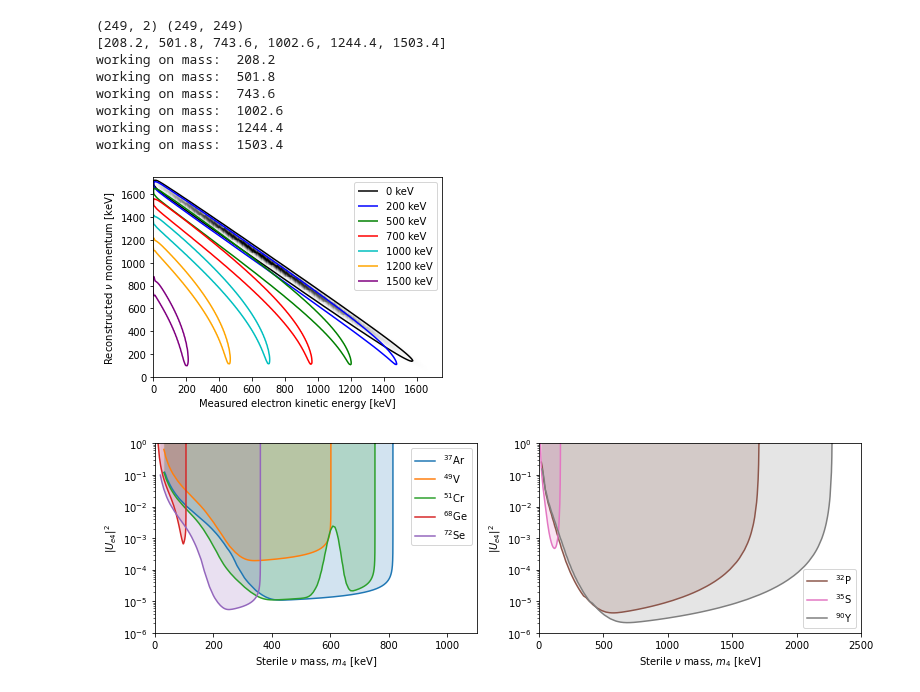
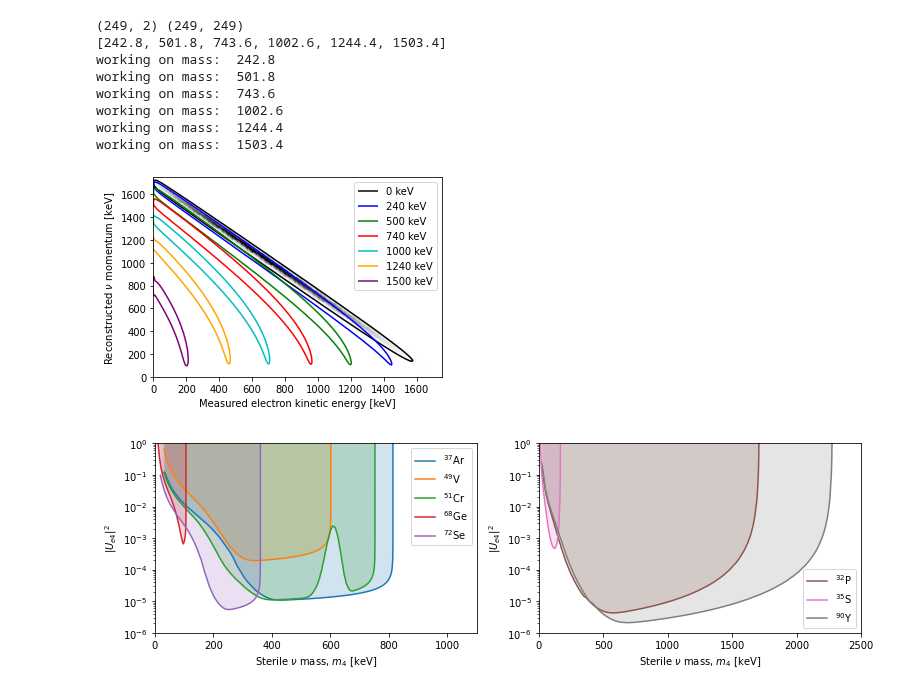
Before and after one commit to Moore-Lab/composite_DM, a Jupyter notebook: steriles/plot_pdfs.ipynb, the cells around one changed output. Drawn from its saved outputs; the diff is of its cells as text; code cells hidden in the pictures.

```diff
--- a/steriles/plot_pdfs.ipynb
+++ b/steriles/plot_pdfs.ipynb
@@ -116,7 +134,7 @@ else:
   plt.xlabel("Measured electron kinetic energy [keV]")
   plt.ylabel(r"Reconstructed $\nu$ momentum [keV]")
 
-ml = [200, 500, 750, 1000, 1250, 1500]
+ml = [250, 500, 750, 1000, 1250, 1500]
 ml_idx = []
 for mm in ml:
   ml_idx.append( mass_list[np.argmin(np.abs(np.array(mass_list)-mm))] )
@@ -147,37 +165,37 @@ for i,m in enumerate(mass_list):
     p = p/np.max(p)
     x = x[()] ## get the dict back from the 0d ndarray
     #plt.contour([x['bcx'], x['bcy']], p.T) #, levels=levs)
     #p[p<1e-4] = np.nan
 
     #plt.pcolormesh(x[:,0], x[:,1], p.T, cmap=colors[cidx])
 
     #plt.colorbar()
     cs=plt.contour(x[:,0], x[:,1], p.T, levels=levs, colors=lcs[cidx])
-    cs.collections[0].set_label("%d keV"%(np.round(m/100)*100))
+    cs.collections[0].set_label("%d keV"%(np.round(m/50)*50))
     cidx += 1
     #plt.title("$m_4 = %.1f$ keV"%m)
     plt.xlabel("Measured electron kinetic energy [keV]")
     plt.ylabel(r"Reconstructed $\nu$ momentum [keV]")
 
 plt.xlim([0,1750])
 plt.ylim([0,1750])
 plt.legend()
 
 fig.set_size_inches(5,3.5)
 plt.tight_layout()
 plt.savefig('p_32_2dplot.pdf')
 
 plt.show()
 # %% [output]
 (249, 2) (249, 249)
-[208.2, 501.8, 743.6, 1002.6, 1244.4, 1503.4]
-working on mass:  208.2
+[242.8, 501.8, 743.6, 1002.6, 1244.4, 1503.4]
+working on mass:  242.8
 working on mass:  501.8
 working on mass:  743.6
 working on mass:  1002.6
 working on mass:  1244.4
 working on mass:  1503.4
-[figure, old version]
+[figure, new version]
 # %%
 def plot_limits(iso_list, isEC, fig, params_to_use, clist, fill=True, ls='-'):
 
```
Also changed, not shown: parts of 1 cell of this notebook, 1 other file.
